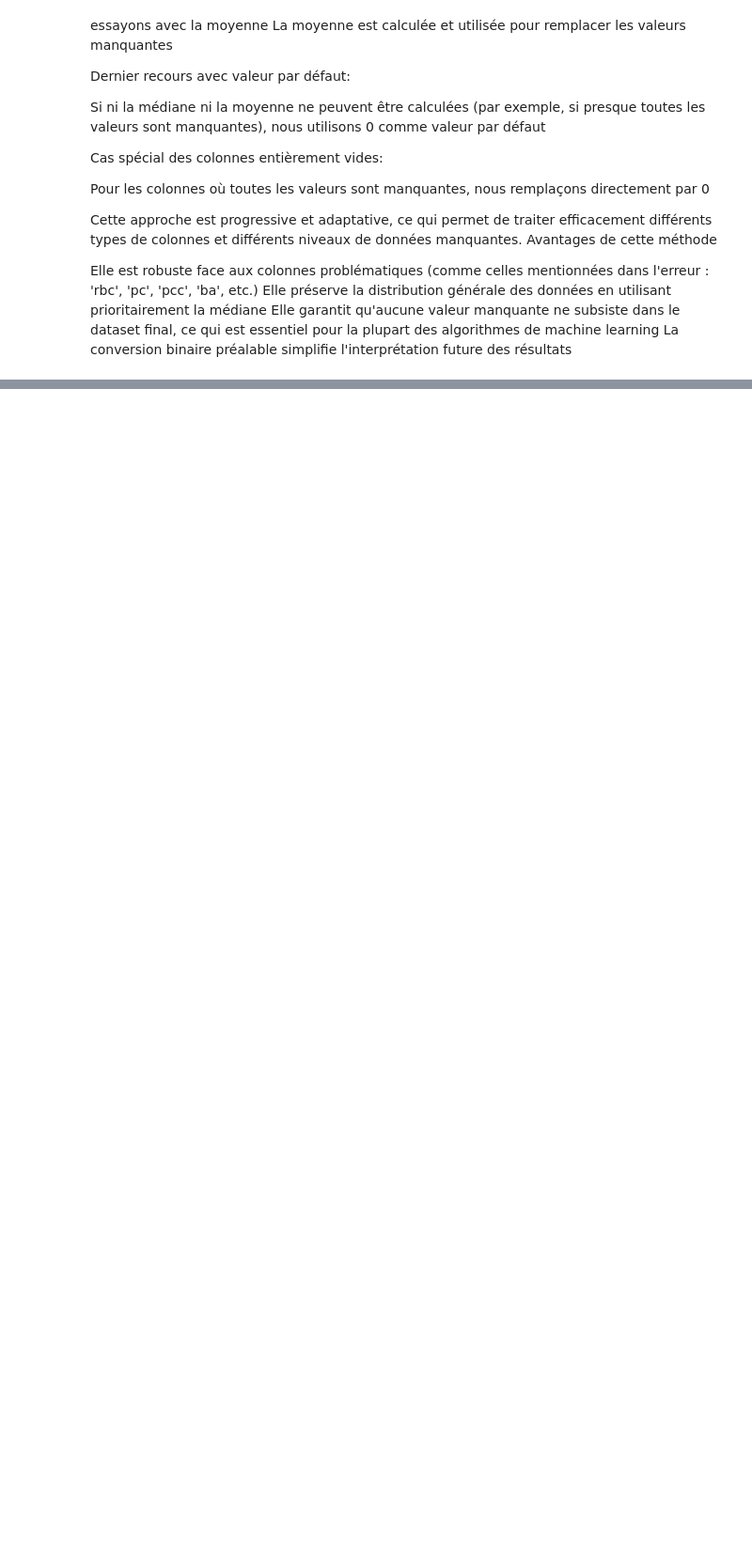
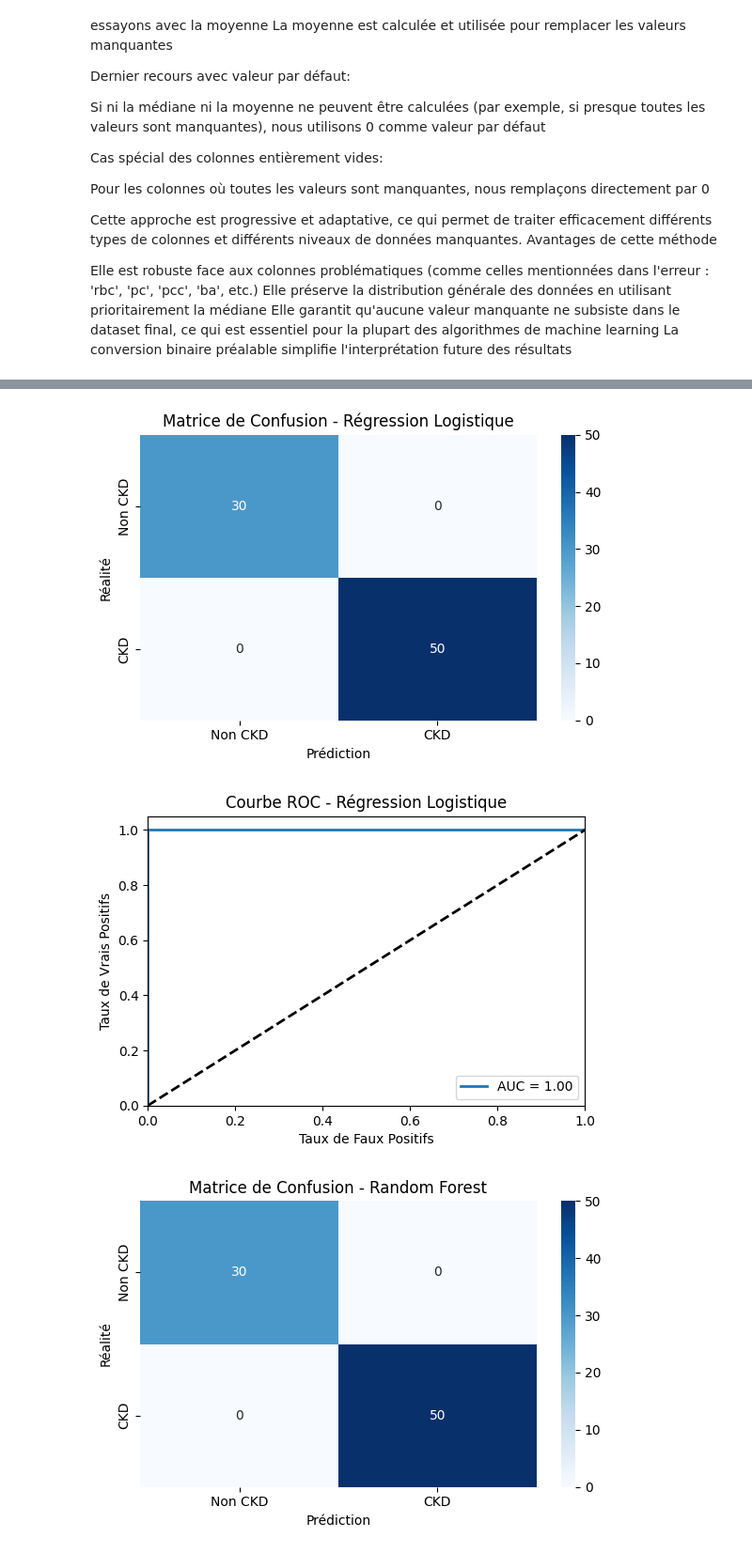
Before and after one commit to hepi1911/ML, a Jupyter notebook: Project_Machine_Learning.ipynb, the cells around one changed output, grey strips where cells are left out. Shown at 94% size. Saved outputs shown, nothing was run; the diff lists cells and outputs as text; code cells hidden in the pictures; blank space fills up the shorter version.

```diff
--- a/Project_Machine_Learning.ipynb
+++ b/Project_Machine_Learning.ipynb
@@ -266,8 +223,9 @@ Elle préserve la distribution générale des données en utilisant prioritairem
 Elle garantit qu'aucune valeur manquante ne subsiste dans le dataset final, ce qui est essentiel pour la plupart des algorithmes de machine learning
 La conversion binaire préalable simplifie l'interprétation future des résultats
 # %%
+
 # Remplacer les valeurs problématiques par NaN
-df = df.replace(['\t', '?', '', 'nan', 'NaN', 'na'], np.nan) #plus simplement df = df.replace(elm if type(elm)==str, np.nan)
+df = df.replace(['\t', '?', '', 'nan', 'NaN', 'na'], np.nan)
 
 # Première étape : Convertir les colonnes catégorielles en binaire
 # Liste des colonnes catégorielles courantes dans le dataset kidney-disease
@@ -281,9 +239,14 @@ binary_mappings = {
     'cad': {'yes': 1, 'no': 0},
     'appet': {'good': 1, 'poor': 0},
     'pe': {'yes': 1, 'no': 0},
-    'ane': {'yes': 1, 'no': 0},
-    'class': {'ckd': 1, 'notckd': 0}
+    'ane': {'yes': 1, 'no': 0}
 }
+
+# Vérifier si 'class' ou 'classification' existe dans le dataframe
+if 'class' in df.columns:
+    binary_mappings['class'] = {'ckd': 1, 'notckd': 0}
+elif 'classification' in df.columns:
+    binary_mappings['classification'] = {'ckd': 1, 'notckd': 0}
 
 # Nettoyer et standardiser les valeurs textuelles
 for col in df.select_dtypes(include=['object']).columns:
@@ -352,6 +315,14 @@ print("\nDistribution des valeurs pour quelques colonnes principales:")
 for col in df.columns[:5]:  # Limité aux 5 premières colonnes
     print(f"\nDistribution de {col}:")
     print(df[col].value_counts())
+
+# Vérification spécifique de la variable cible (class ou classification)
+if 'class' in df.columns:
+    print("\nDistribution de la variable cible 'class':")
+    print(df['class'].value_counts())
+elif 'classification' in df.columns:
+    print("\nDistribution de la variable cible 'classification':")
+    print(df['classification'].value_counts())
 # %% [output]
 Conversion binaire pour rbc - valeurs NaN: 152
 Conversion binaire pour pc - valeurs NaN: 65
@@ -388,0 +346,5 @@ df
+# %%
+# Supprimer la colonne 'id'
+df = df.drop('id', axis=1)
+print("Colonne 'id' supprimée. Dimensions du dataset:", df.shape)
+df
@@ -388,0 +687,8 @@ df
+# %%
+plot_model_results('Régression Logistique', y_pred_lr, y_prob_lr, fpr_lr, tpr_lr, roc_auc_lr)
+plot_model_results('Random Forest', y_pred_rf, y_prob_rf, fpr_rf, tpr_rf, roc_auc_rf)
+plot_model_results('KNN', y_pred_knn, y_prob_knn, fpr_knn, tpr_knn, roc_auc_knn)
+# %% [output]
+[figure, added]
+[figure, added]
+[figure, added]
```
Also changed, not shown: parts of 16 cells of this notebook.
